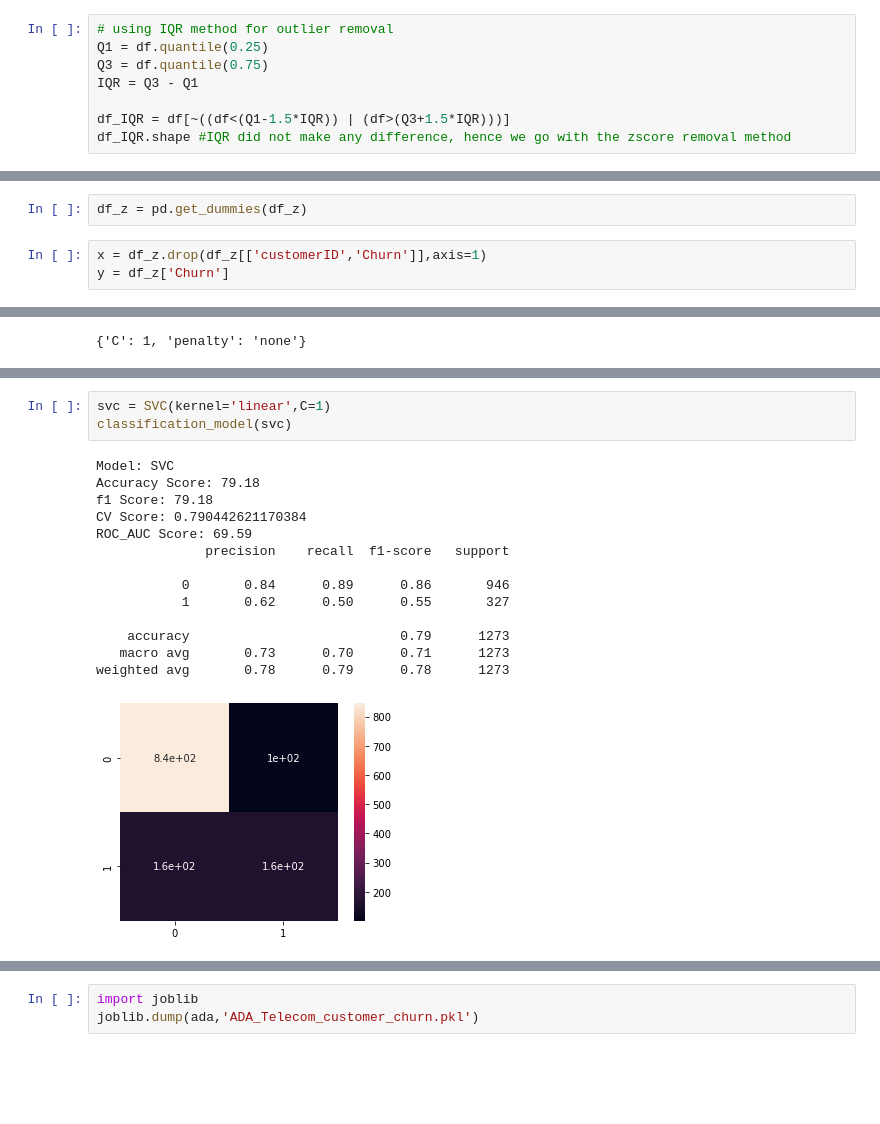
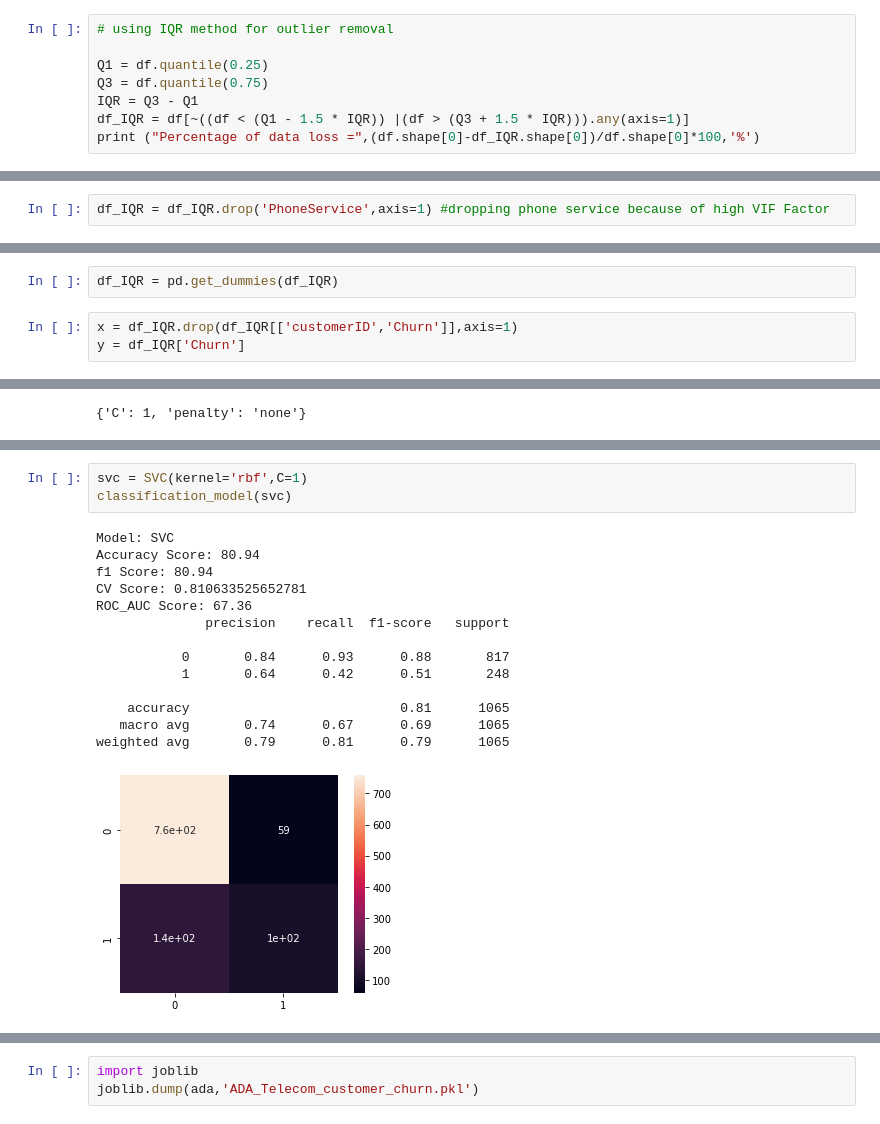
Before and after one commit to ibvhim/DataTrained-Evaluation-Projects, a Jupyter notebook: Evaluation Project 7 - Telecom Customer Churn/Customer_churn.ipynb, the cells around one changed output, grey strips where cells are left out. Drawn from its saved outputs; the diff is of its cells as text; blank space fills up the shorter version.

```diff
--- a/Evaluation Project 7 - Telecom Customer Churn/Customer_churn.ipynb
+++ b/Evaluation Project 7 - Telecom Customer Churn/Customer_churn.ipynb
@@ -358,10 +407,10 @@ VIF[VIF.VIF_Factor>10]
 df_z = df_z.drop('PhoneService',axis=1) #dropping phone service because of high VIF Factor
 # %%
 # using IQR method for outlier removal
+
 Q1 = df.quantile(0.25)
 Q3 = df.quantile(0.75)
 IQR = Q3 - Q1
-
-df_IQR = df[~((df<(Q1-1.5*IQR)) | (df>(Q3+1.5*IQR)))]
-df_IQR.shape #IQR did not make any difference, hence we go with the zscore removal method
+df_IQR = df[~((df < (Q1 - 1.5 * IQR)) |(df > (Q3 + 1.5 * IQR))).any(axis=1)]
+print ("Percentage of data loss =",(df.shape[0]-df_IQR.shape[0])/df.shape[0]*100,'%')
 # %% [output]
@@ -369 +441,3 @@ df_IQR.shape #IQR did not make any difference, hence we go with the zscore remov
+# %%
+df_IQR = df_IQR.drop('PhoneService',axis=1) #dropping phone service because of high VIF Factor
 # %% [markdown]
@@ -373,8 +448,8 @@ df_IQR.shape #IQR did not make any difference, hence we go with the zscore remov
 <div class='alert alert-box alert-info'>
     <b>Splitting into X & Y<b>
 # %%
-df_z = pd.get_dummies(df_z)
+df_IQR = pd.get_dummies(df_IQR)
 # %%
-x = df_z.drop(df_z[['customerID','Churn']],axis=1)
-y = df_z['Churn']
+x = df_IQR.drop(df_IQR[['customerID','Churn']],axis=1)
+y = df_IQR['Churn']
 # %% [markdown]
@@ -619,19 +696,19 @@ gsCV_svc.best_params_
 # %%
-svc = SVC(kernel='linear',C=1)
+svc = SVC(kernel='rbf',C=1)
 classification_model(svc)
 # %% [output]
 Model: SVC
-Accuracy Score: 79.18
-f1 Score: 79.18
-CV Score: 0.790442621170384
-ROC_AUC Score: 69.59
+Accuracy Score: 80.94
+f1 Score: 80.94
+CV Score: 0.810633525652781
+ROC_AUC Score: 67.36
               precision    recall  f1-score   support
 
-           0       0.84      0.89      0.86       946
-           1       0.62      0.50      0.55       327
+           0       0.84      0.93      0.88       817
+           1       0.64      0.42      0.51       248
 
-    accuracy                           0.79      1273
-   macro avg       0.73      0.70      0.71      1273
-weighted avg       0.78      0.79      0.78      1273
+    accuracy                           0.81      1065
+   macro avg       0.74      0.67      0.69      1065
+weighted avg       0.79      0.81      0.79      1065
-[figure, old version]
+[figure, new version]
 # %%
```
Also changed, not shown: parts of 49 cells of this notebook.
